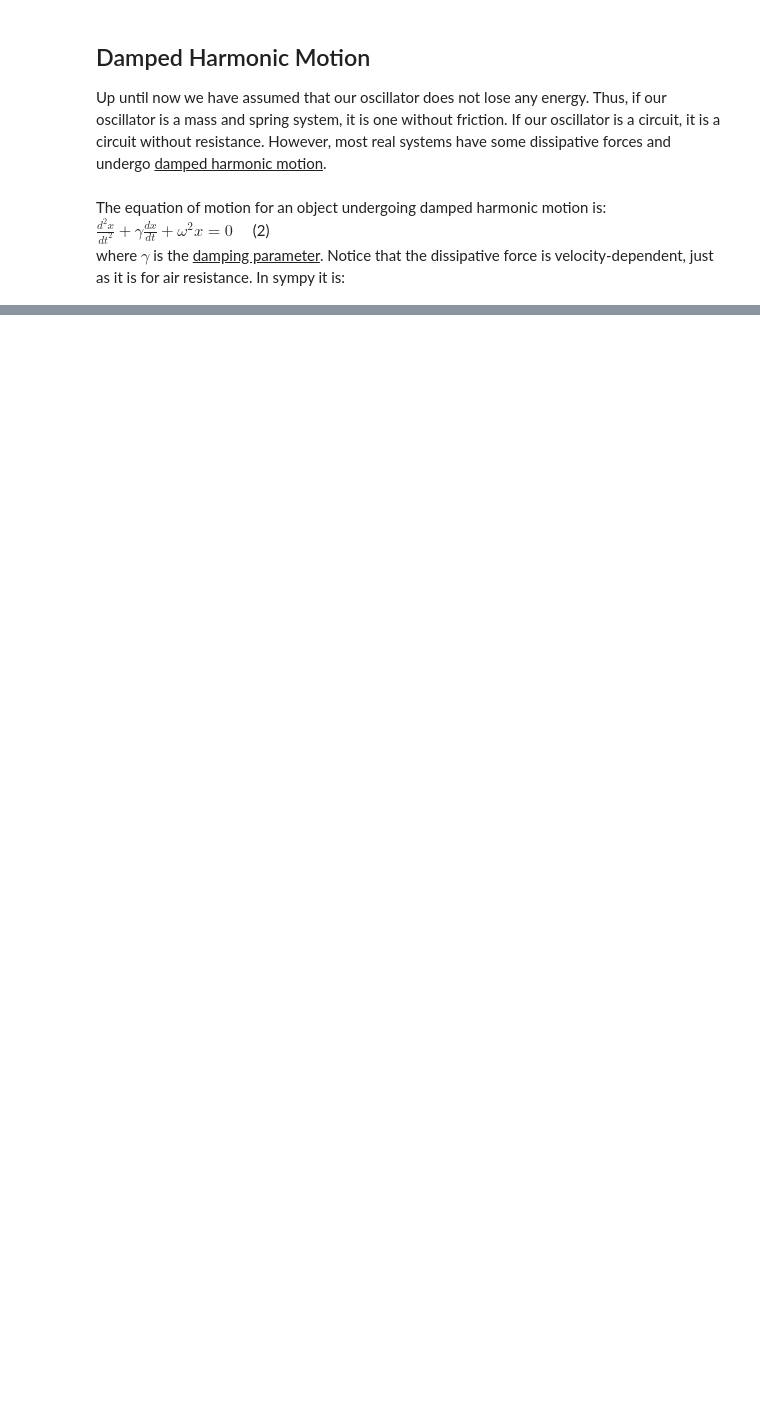
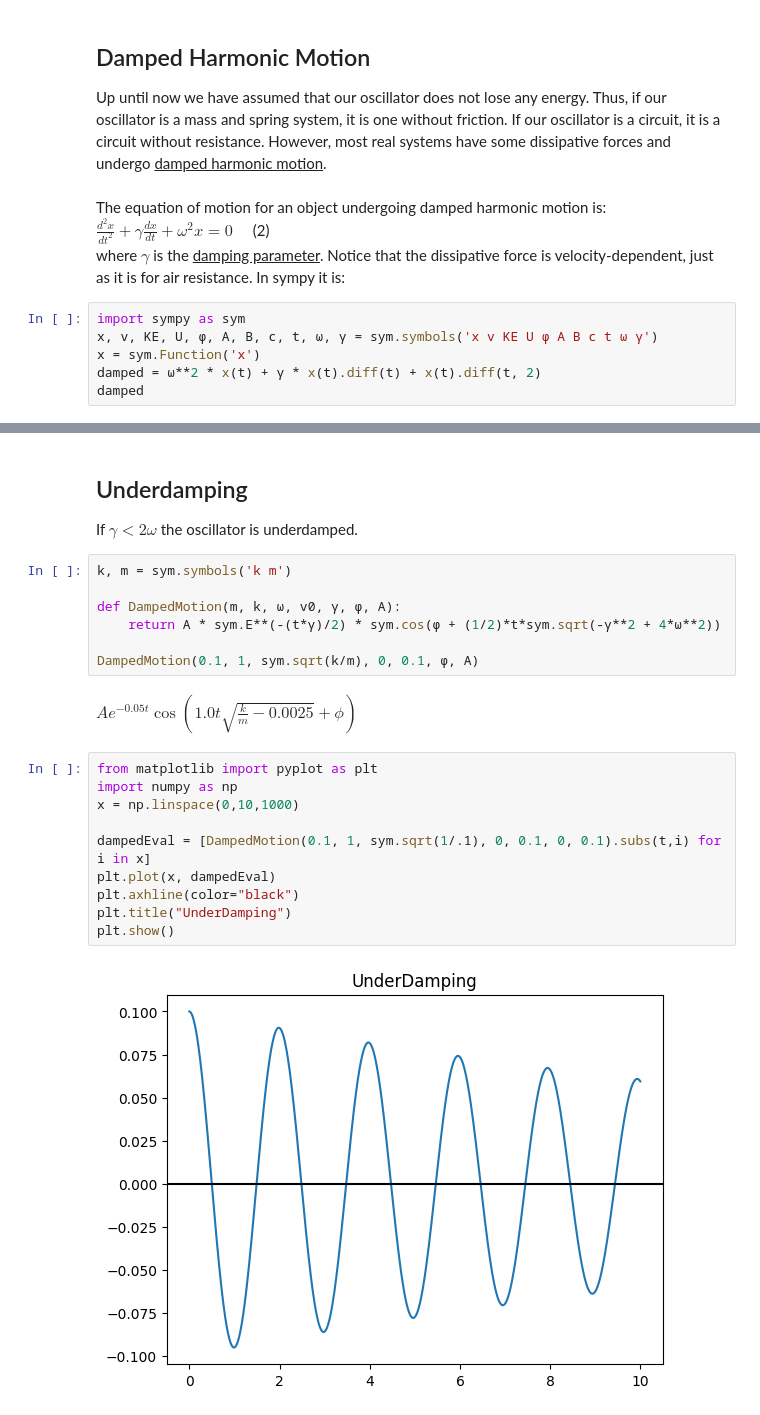
Before and after one commit to brinerk/LabsCapstone, a Jupyter notebook: Lab13/Lab13.ipynb, the cells around one changed output, grey strips where cells are left out. Drawn from its saved outputs; the diff is of its cells as text; blank space fills up the shorter version.

Commit message:
Worked on lab 13, got to critical damping.

```diff
--- a/Lab13/Lab13.ipynb
+++ b/Lab13/Lab13.ipynb
@@ -227,3 +232,9 @@ The equation of motion for an object undergoing damped harmonic motion is:
 $\frac{d^2 x}{dt^2} + \gamma \frac{dx}{dt} + \omega^2 x = 0 \quad$ (2)
 <br>
 where $\gamma$ is the <u>damping parameter</u>. Notice that the dissipative force is velocity-dependent, just as it is for air resistance. In sympy it is:
+# %%
+import sympy as sym
+x, v, KE, U, ϕ, A, B, c, t, ω, γ = sym.symbols('x v KE U ϕ A B c t ω γ')
+x = sym.Function('x')
+damped = ω**2 * x(t) + γ * x(t).diff(t) + x(t).diff(t, 2)
+damped
@@ -229,0 +361,24 @@ where $\gamma$ is the <u>damping parameter</u>. Notice that the dissipative forc
+# %% [markdown]
+<h2>Underdamping</h2>
+If $\gamma<2\omega$ the oscillator is underdamped.
+# %%
+k, m = sym.symbols('k m')
+
+def DampedMotion(m, k, ω, v0, γ, ϕ, A):
+    return A * sym.E**(-(t*γ)/2) * sym.cos(ϕ + (1/2)*t*sym.sqrt(-γ**2 + 4*ω**2))
+
+DampedMotion(0.1, 1, sym.sqrt(k/m), 0, 0.1, ϕ, A)
+# %% [output]
+$\displaystyle A e^{- 0.05 t} \cos{\left(1.0 t \sqrt{\frac{k}{m} - 0.0025} + ϕ \right)}$
+# %%
+from matplotlib import pyplot as plt
+import numpy as np
+x = np.linspace(0,10,1000)
+
+dampedEval = [DampedMotion(0.1, 1, sym.sqrt(1/.1), 0, 0.1, 0, 0.1).subs(t,i) for i in x]
+plt.plot(x, dampedEval)
+plt.axhline(color="black")
+plt.title("UnderDamping")
+plt.show()
+# %% [output]
+[figure, added]
```
Also changed, not shown: parts of 41 cells of this notebook.
